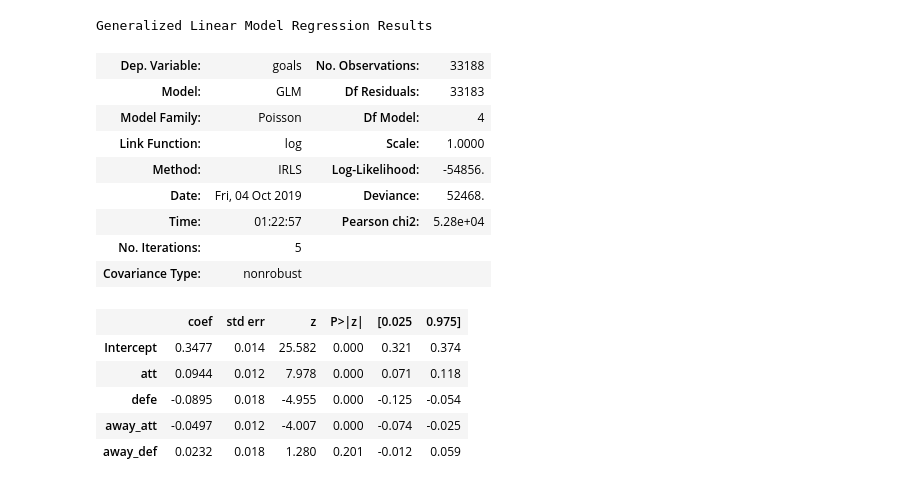
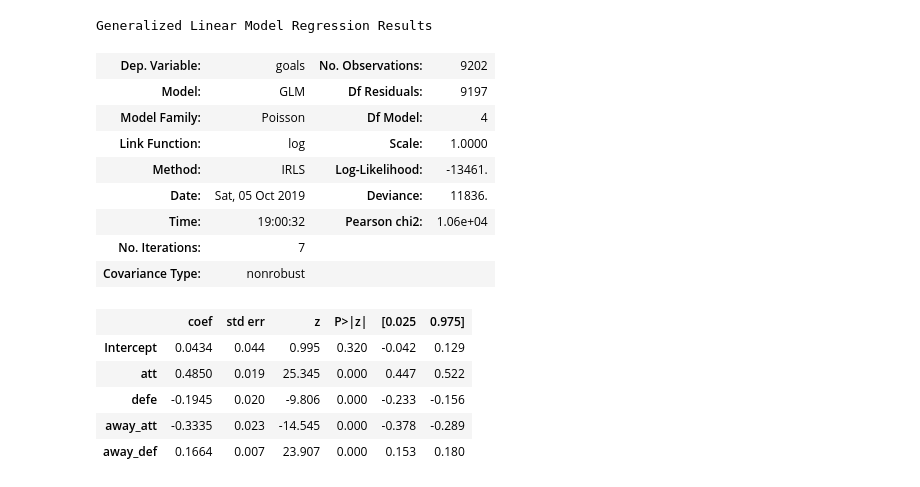
Before and after one commit to ianfreitas1/ic-futebol, a Jupyter notebook: International Matches.ipynb, the cells around one changed output. Cells and saved outputs as stored; diff of their text form; code cells hidden in the pictures.

```diff
--- a/International Matches.ipynb
+++ b/International Matches.ipynb
@@ -38,5 +56,8 @@ world_cup_matches.describe()
 # %%
-data = {'Team': teams, 'GoalsScoredMean': [0 for i in range(32)], 'GoalsConcededMean': [0 for i in range(32)]}
+teams2 = world_cup_matches['home_team'].unique().tolist()
+teams3 = world_cup_matches['away_team'].unique().tolist()
+teams = list(set(teams2).union(set(teams3)))
+data = {'Team': teams, 'GoalsScoredMean': [0 for i in range(len(teams))], 'GoalsConcededMean': [0 for i in range(len(teams))]}
 stats = pd.DataFrame(data)
 teams_att_power = []
 teams_def_power = []
@@ -69,16 +90,16 @@ world_cup_matches['AwayAttack'] = [0.0 for i in range(len(world_cup_matches))]
 world_cup_matches['AwayDefence'] = [0.0 for i in range(len(world_cup_matches))]
 
 for index, row in world_cup_matches.iterrows():
-    if (row['home_team'] in teams and row['away_team'] in teams):
-        world_cup_matches.loc[index,'HomeAttack'] = stats2.loc[row['home_team'], 'GoalsScoredMean']
-        world_cup_matches.loc[index,'HomeDefence'] = stats2.loc[row['home_team'], 'GoalsConcededMean']
-        world_cup_matches.loc[index,'AwayAttack'] = stats2.loc[row['away_team'], 'GoalsScoredMean']
-        world_cup_matches.loc[index,'AwayDefence'] = stats2.loc[row['away_team'], 'GoalsConcededMean']
-    elif (row['home_team'] in teams and row['away_team'] not in teams):
-        world_cup_matches.loc[index,'HomeAttack'] = stats2.loc[row['home_team'], 'GoalsScoredMean']
-        world_cup_matches.loc[index,'HomeDefence'] = stats2.loc[row['home_team'], 'GoalsConcededMean']
-    else:
-        world_cup_matches.loc[index,'AwayAttack'] = stats2.loc[row['away_team'], 'GoalsScoredMean']
-        world_cup_matches.loc[index,'AwayDefence'] = stats2.loc[row['away_team'], 'GoalsConcededMean']
+    #if (row['home_team'] in teams and row['away_team'] in teams):
+    world_cup_matches.loc[index,'HomeAttack'] = stats2.loc[row['home_team'], 'GoalsScoredMean']
+    world_cup_matches.loc[index,'HomeDefence'] = stats2.loc[row['home_team'], 'GoalsConcededMean']
+    world_cup_matches.loc[index,'AwayAttack'] = stats2.loc[row['away_team'], 'GoalsScoredMean']
+    world_cup_matches.loc[index,'AwayDefence'] = stats2.loc[row['away_team'], 'GoalsConcededMean']
+    #elif (row['home_team'] in teams and row['away_team'] not in teams):
+    #    world_cup_matches.loc[index,'HomeAttack'] = stats2.loc[row['home_team'], 'GoalsScoredMean']
+    #    world_cup_matches.loc[index,'HomeDefence'] = stats2.loc[row['home_team'], 'GoalsConcededMean']
+    #else:
+    #    world_cup_matches.loc[index,'AwayAttack'] = stats2.loc[row['away_team'], 'GoalsScoredMean']
+    #    world_cup_matches.loc[index,'AwayDefence'] = stats2.loc[row['away_team'], 'GoalsConcededMean']
 world_cup_matches.head()
 # %% [output]
@@ -91,32 +112,32 @@ world_cup_matches.head()
 # %%
 import statsmodels.api as sm
 import statsmodels.formula.api as smf
 
 goal_model_data = pd.concat([world_cup_matches[['home_team','away_team', 'HomeAttack', 'HomeDefence', 'AwayAttack', 'AwayDefence', 'home_score']].rename(
             columns={'home_team':'team', 'away_team':'opponent', 'HomeAttack':'att', 'HomeDefence': 'defe', 'AwayAttack': 'away_att', 'AwayDefence': 'away_def','home_score':'goals'}),
-           world_cup_matches[['away_team','home_team','HomeAttack', 'HomeDefence', 'AwayAttack', 'AwayDefence','away_score']].rename(
-            columns={'away_team':'team', 'home_team':'opponent', 'HomeAttack':'att', 'HomeDefence': 'defe', 'AwayAttack': 'away_att', 'AwayDefence': 'away_def','away_score':'goals'})])
+           world_cup_matches[['away_team','home_team', 'AwayAttack', 'AwayDefence','HomeAttack', 'HomeDefence', 'away_score']].rename(
+            columns={'away_team':'team', 'home_team':'opponent', 'AwayAttack':'att', 'AwayDefence': 'defe', 'HomeAttack': 'away_att', 'HomeDefence': 'away_def','away_score':'goals'})])
 #print(goal_model_data)
 poisson_model = smf.glm(formula="goals ~ att + defe + away_att + away_def", data=goal_model_data,
                         family=sm.families.Poisson()).fit()
 poisson_model.summary()
 # %% [output]
 Generalized Linear Model Regression Results
-| Dep. Variable: | goals | No. Observations: | 33188 |
-| Model: | GLM | Df Residuals: | 33183 |
+| Dep. Variable: | goals | No. Observations: | 9202 |
+| Model: | GLM | Df Residuals: | 9197 |
 | Model Family: | Poisson | Df Model: | 4 |
 | Link Function: | log | Scale: | 1.0000 |
-| Method: | IRLS | Log-Likelihood: | -54856. |
-| Date: | Fri, 04 Oct 2019 | Deviance: | 52468. |
-| Time: | 01:22:57 | Pearson chi2: | 5.28e+04 |
-| No. Iterations: | 5 |  |  |
+| Method: | IRLS | Log-Likelihood: | -13461. |
+| Date: | Sat, 05 Oct 2019 | Deviance: | 11836. |
+| Time: | 19:00:32 | Pearson chi2: | 1.06e+04 |
+| No. Iterations: | 7 |  |  |
 | Covariance Type: | nonrobust |  |  |
 |  | coef | std err | z | P>|z| | [0.025 | 0.975] |
-| Intercept | 0.3477 | 0.014 | 25.582 | 0.000 | 0.321 | 0.374 |
-| att | 0.0944 | 0.012 | 7.978 | 0.000 | 0.071 | 0.118 |
-| defe | -0.0895 | 0.018 | -4.955 | 0.000 | -0.125 | -0.054 |
-| away_att | -0.0497 | 0.012 | -4.007 | 0.000 | -0.074 | -0.025 |
-| away_def | 0.0232 | 0.018 | 1.280 | 0.201 | -0.012 | 0.059 |
+| Intercept | 0.0434 | 0.044 | 0.995 | 0.320 | -0.042 | 0.129 |
+| att | 0.4850 | 0.019 | 25.345 | 0.000 | 0.447 | 0.522 |
+| defe | -0.1945 | 0.020 | -9.806 | 0.000 | -0.233 | -0.156 |
+| away_att | -0.3335 | 0.023 | -14.545 | 0.000 | -0.378 | -0.289 |
+| away_def | 0.1664 | 0.007 | 23.907 | 0.000 | 0.153 | 0.180 |
 # %%
 def get_team_stats(team, return_df=False):
     #team_stats_df = player_overall_df[mask].head(no_of_players).groupby(groupby_cols).mean().round(0)
```
Also changed, not shown: parts of 23 cells of this notebook, 2 other files.
